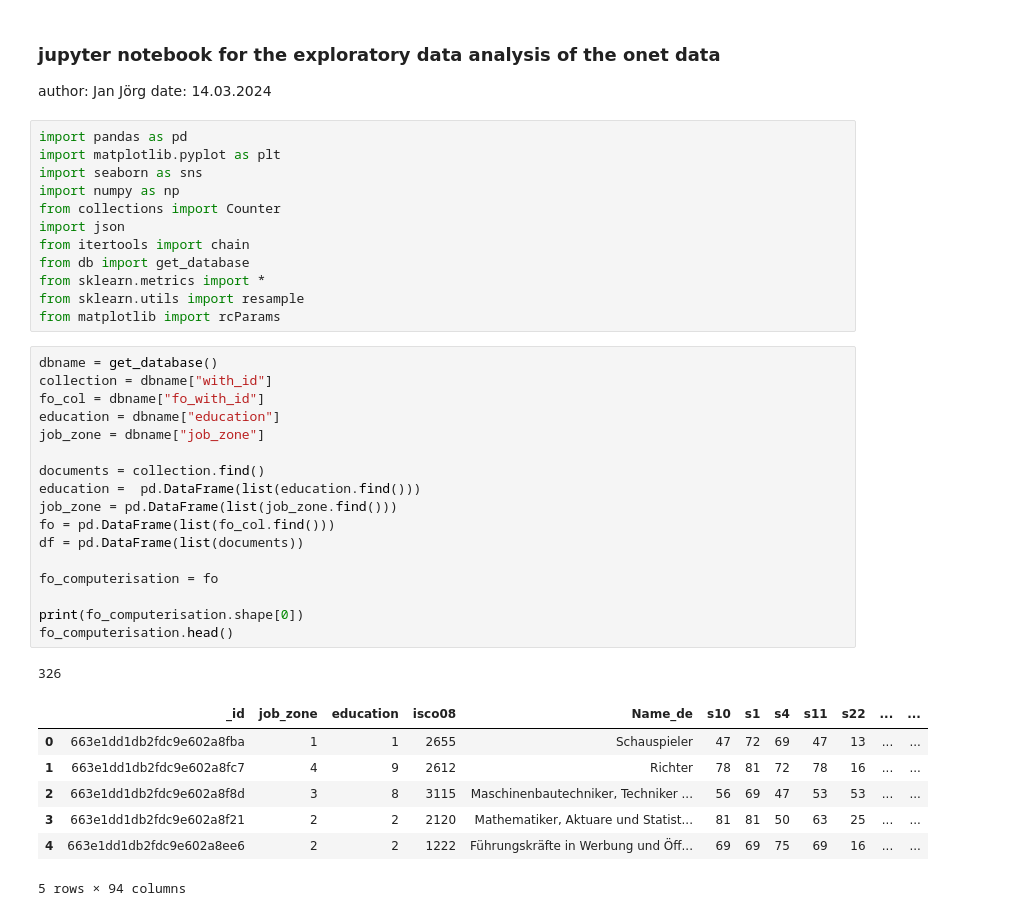
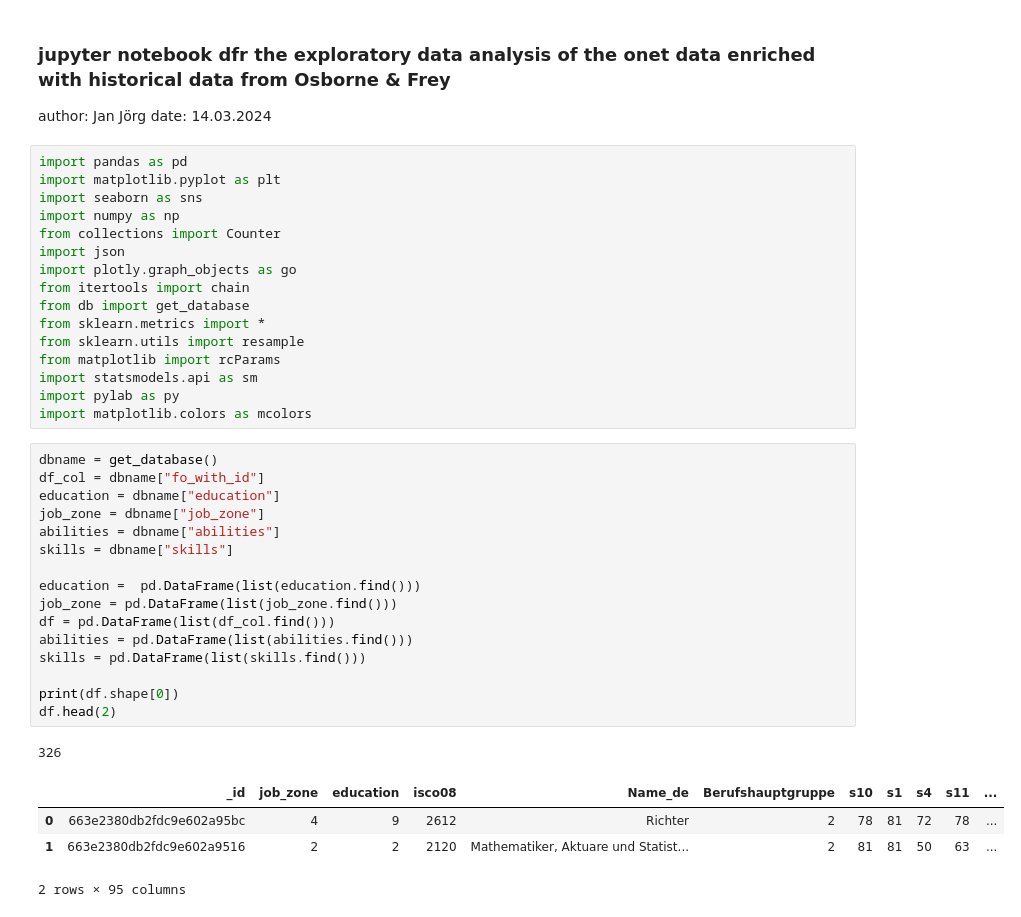
Before and after one commit to joergjan/bachelorarbeit, a Jupyter notebook: 05_fo_eda.ipynb, the cells around one changed output. Drawn from its saved outputs; the diff is of its cells as text.

```diff
--- a/05_fo_eda.ipynb
+++ b/05_fo_eda.ipynb
@@ -1,5 +1,5 @@
 # %% [markdown]
-### jupyter notebook for the exploratory data analysis of the onet data
+### jupyter notebook dfr the exploratory data analysis of the onet data enriched with historical data from Osborne & Frey
 
 author: Jan Jörg
 date: 14.03.2024
@@ -10,34 +10,34 @@ import seaborn as sns
 import numpy as np
 from collections import Counter
 import json
+import plotly.graph_objects as go
 from itertools import chain
 from db import get_database
 from sklearn.metrics import *
 from sklearn.utils import resample
 from matplotlib import rcParams
+import statsmodels.api as sm
+import pylab as py
+import matplotlib.colors as mcolors
 # %%
 dbname = get_database()
-collection = dbname["with_id"]
-fo_col = dbname["fo_with_id"]
+df_col = dbname["fo_with_id"]
 education = dbname["education"]
 job_zone = dbname["job_zone"]
+abilities = dbname["abilities"]
+skills = dbname["skills"]
 
-documents = collection.find()
 education =  pd.DataFrame(list(education.find()))
 job_zone = pd.DataFrame(list(job_zone.find()))
-fo = pd.DataFrame(list(fo_col.find()))
-df = pd.DataFrame(list(documents))
+df = pd.DataFrame(list(df_col.find()))
+abilities = pd.DataFrame(list(abilities.find()))
+skills = pd.DataFrame(list(skills.find()))
 
-fo_computerisation = fo
-
-print(fo_computerisation.shape[0])
-fo_computerisation.head()
+print(df.shape[0])
+df.head(2)
 # %% [output]
 326
-|  | _id | job_zone | education | isco08 | Name_de | s10 | s1 | s4 | s11 | s22 | ... | ... |
-| 0 | 663e1dd1db2fdc9e602a8fba | 1 | 1 | 2655 | Schauspieler | 47 | 72 | 69 | 47 | 13 | ... | ... |
-| 1 | 663e1dd1db2fdc9e602a8fc7 | 4 | 9 | 2612 | Richter | 78 | 81 | 72 | 78 | 16 | ... | ... |
-| 2 | 663e1dd1db2fdc9e602a8f8d | 3 | 8 | 3115 | Maschinenbautechniker, Techniker ... | 56 | 69 | 47 | 53 | 53 | ... | ... |
-| 3 | 663e1dd1db2fdc9e602a8f21 | 2 | 2 | 2120 | Mathematiker, Aktuare und Statist... | 81 | 81 | 50 | 63 | 25 | ... | ... |
-| 4 | 663e1dd1db2fdc9e602a8ee6 | 2 | 2 | 1222 | Führungskräfte in Werbung und Öff... | 69 | 69 | 75 | 69 | 16 | ... | ... |
+|  | _id | job_zone | education | isco08 | Name_de | Berufshauptgruppe | s10 | s1 | s4 | s11 | ... |
+| 0 | 663e2380db2fdc9e602a95bc | 4 | 9 | 2612 | Richter | 2 | 78 | 81 | 72 | 78 | ... |
+| 1 | 663e2380db2fdc9e602a9516 | 2 | 2 | 2120 | Mathematiker, Aktuare und Statist... | 2 | 81 | 81 | 50 | 63 | ... |
-5 rows × 94 columns
+2 rows × 95 columns
```
Also changed, not shown: parts of 29 cells of this notebook, 2 other files.
